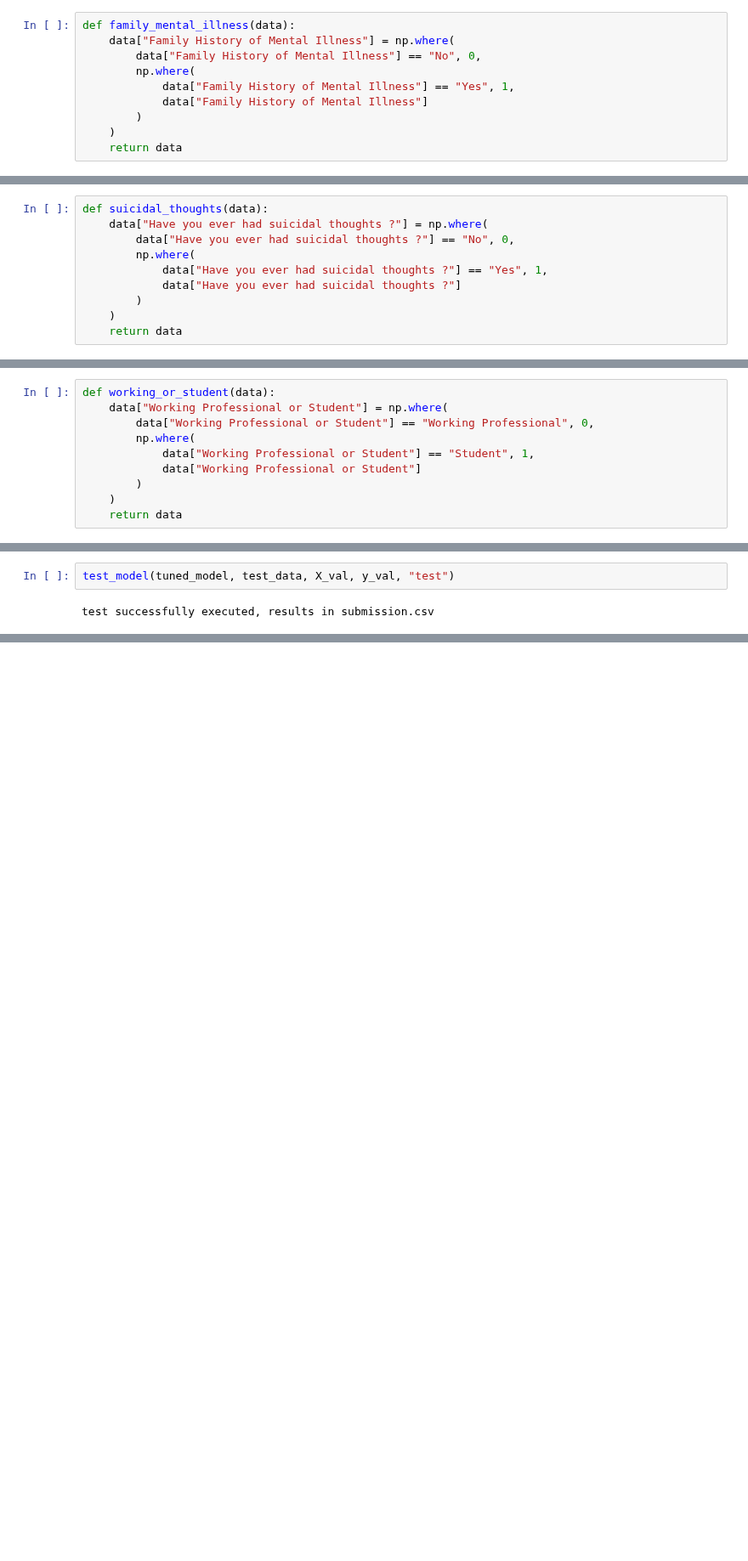
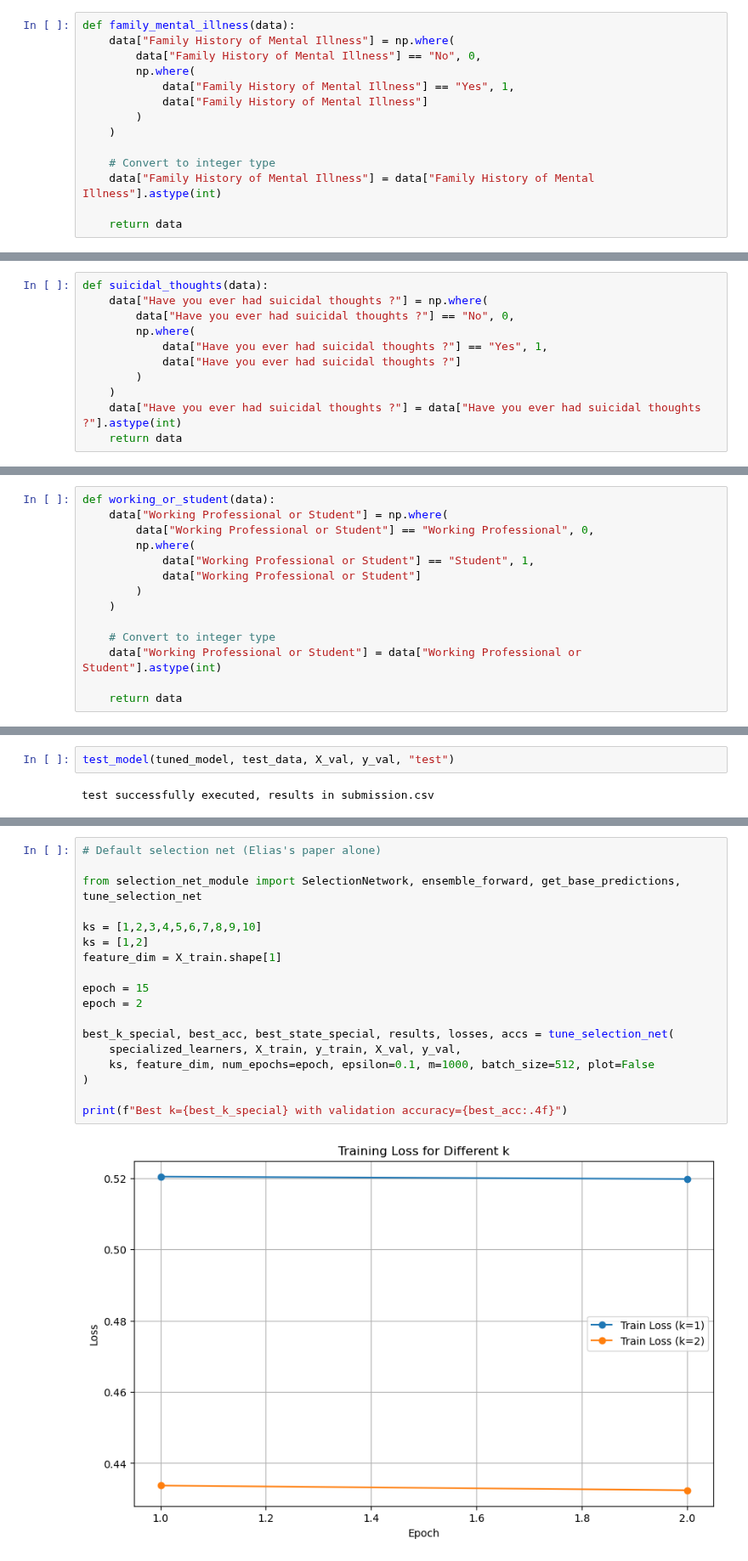
Before and after one commit to Brorby/Competition-Exploring-Mental-Health-Data, a Jupyter notebook: main.ipynb, the cells around one changed output, grey strips where cells are left out. Shown at 85% size. Drawn from its saved outputs; the diff is of its cells as text; blank space fills up the shorter version.

```diff
--- a/main.ipynb
+++ b/main.ipynb
@@ -565,6 +588,10 @@ def family_mental_illness(data):
             data["Family History of Mental Illness"]
         )
     )
+
+    # Convert to integer type
+    data["Family History of Mental Illness"] = data["Family History of Mental Illness"].astype(int)
+
     return data
 # %% [markdown]
 Have you ever had suicidal thoughts? -> 0/1
@@ -577,6 +604,7 @@ def suicidal_thoughts(data):
             data["Have you ever had suicidal thoughts ?"]
         )
     )
+    data["Have you ever had suicidal thoughts ?"] = data["Have you ever had suicidal thoughts ?"].astype(int)
     return data
 # %% [markdown]
 Financial stress
@@ -597,6 +625,10 @@ def working_or_student(data):
             data["Working Professional or Student"]
         )
     )
+
+    # Convert to integer type
+    data["Working Professional or Student"] = data["Working Professional or Student"].astype(int)
+
     return data
 # %% [markdown]
 Profession. Inserting Student in the empty slots if the sample is a student and missing profession if it is empty and the sample is not a student. also inserting "Missing Profession" in the professions that has less than 10 occurrences in the dataset because the majority of these are wrong information.
@@ -1115,0 +1375,20 @@ test successfully executed, results in submission.csv
+# %%
+# Default selection net (Elias's paper alone)
+
+from selection_net_module import SelectionNetwork, ensemble_forward, get_base_predictions, tune_selection_net
+
+ks = [1,2,3,4,5,6,7,8,9,10]
+ks = [1,2]
+feature_dim = X_train.shape[1]
+
+epoch = 15
+epoch = 2
+
+best_k_special, best_acc, best_state_special, results, losses, accs = tune_selection_net(
+    specialized_learners, X_train, y_train, X_val, y_val,
+    ks, feature_dim, num_epochs=epoch, epsilon=0.1, m=1000, batch_size=512, plot=False
+)
+
+print(f"Best k={best_k_special} with validation accuracy={best_acc:.4f}")
+# %% [output]
+[figure, added]
```
Also changed, not shown: parts of 14 cells of this notebook, 2 other files.
